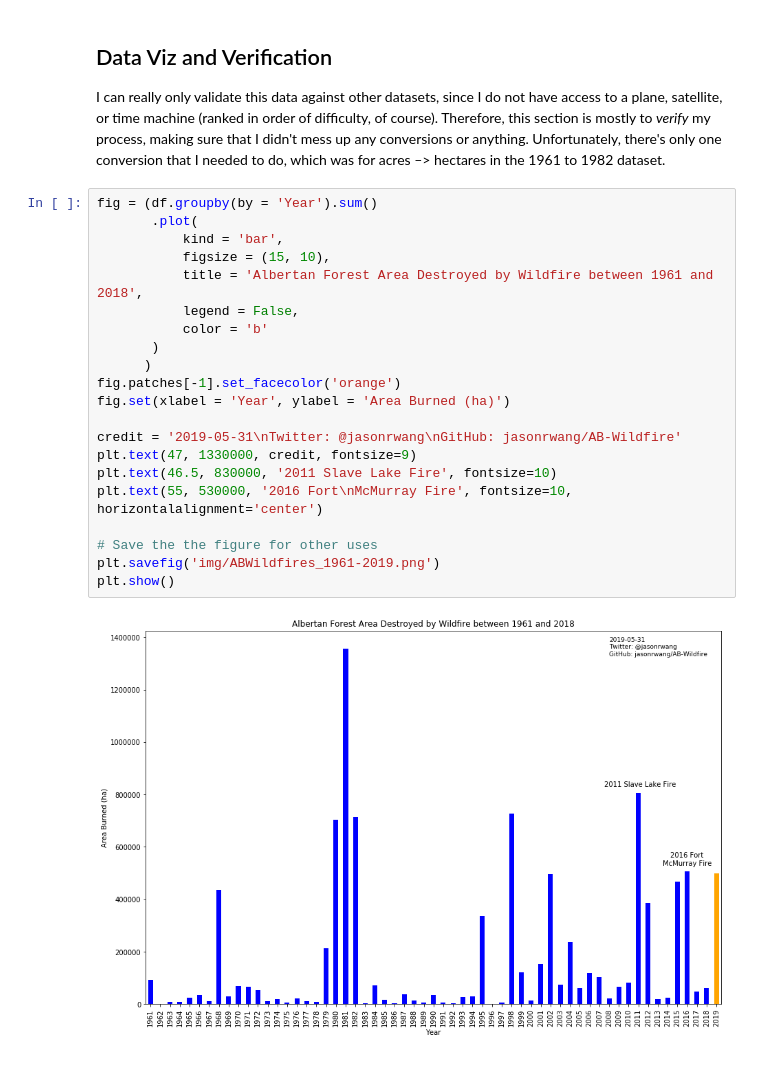
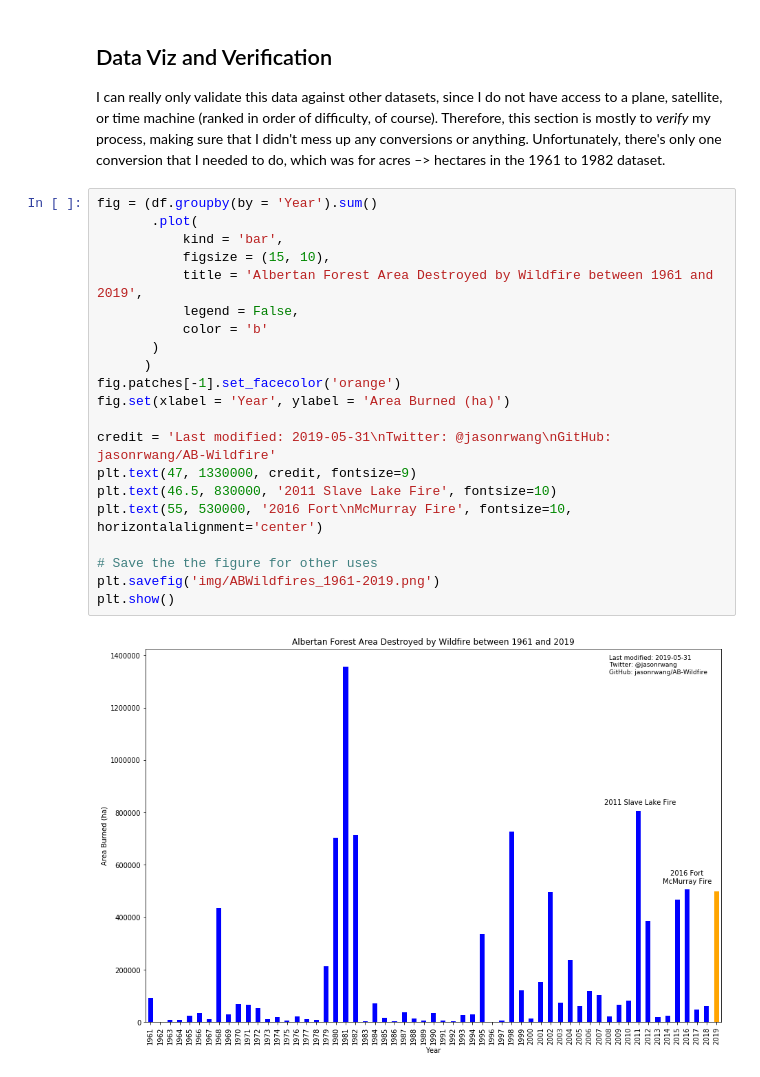
Before and after one commit to jasonrwang/AB-Wildfire, a Jupyter notebook: AB-Wildfire.ipynb, the cells around one changed output. Cells and saved outputs as stored; diff of their text form.

Commit message:
Fixed main fig title and description

```diff
--- a/AB-Wildfire.ipynb
+++ b/AB-Wildfire.ipynb
@@ -156,26 +156,26 @@ I can really only validate this data against other datasets, since I do not have
 # %%
 fig = (df.groupby(by = 'Year').sum()
        .plot(
            kind = 'bar',
            figsize = (15, 10),
-           title = 'Albertan Forest Area Destroyed by Wildfire between 1961 and 2018',
+           title = 'Albertan Forest Area Destroyed by Wildfire between 1961 and 2019',
            legend = False,
            color = 'b'
        )
       )
 fig.patches[-1].set_facecolor('orange')
 fig.set(xlabel = 'Year', ylabel = 'Area Burned (ha)')
 
-credit = '2019-05-31\nTwitter: @jasonrwang\nGitHub: jasonrwang/AB-Wildfire'
+credit = 'Last modified: 2019-05-31\nTwitter: @jasonrwang\nGitHub: jasonrwang/AB-Wildfire'
 plt.text(47, 1330000, credit, fontsize=9)
 plt.text(46.5, 830000, '2011 Slave Lake Fire', fontsize=10)
 plt.text(55, 530000, '2016 Fort\nMcMurray Fire', fontsize=10, horizontalalignment='center')
 
 # Save the the figure for other uses
 plt.savefig('img/ABWildfires_1961-2019.png')
 plt.show()
 # %% [output]
-[figure, old version]
+[figure, new version]
 # %% [markdown]
 Compare this to [National Forest Database's compiled data for Alberta](http://nfdp.ccfm.org/en/data/fires.php). At least for the 1990-2017 time period, we have similar numbers. Recall that I took 2018 from them.
 ![NFD 1990-2018 Alberta Wildfire Data](img/NFD_Alberta_1990-2018.png)
```
